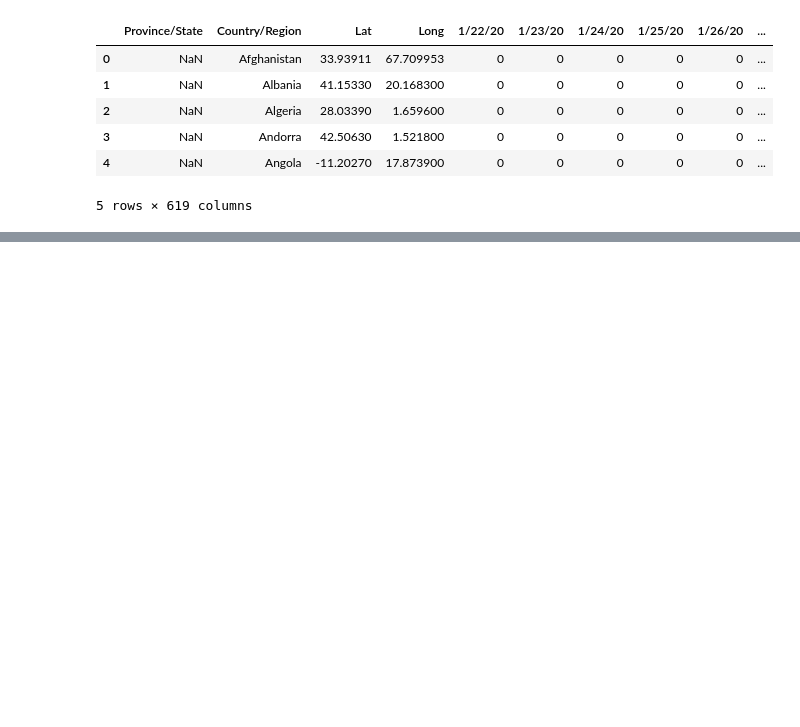
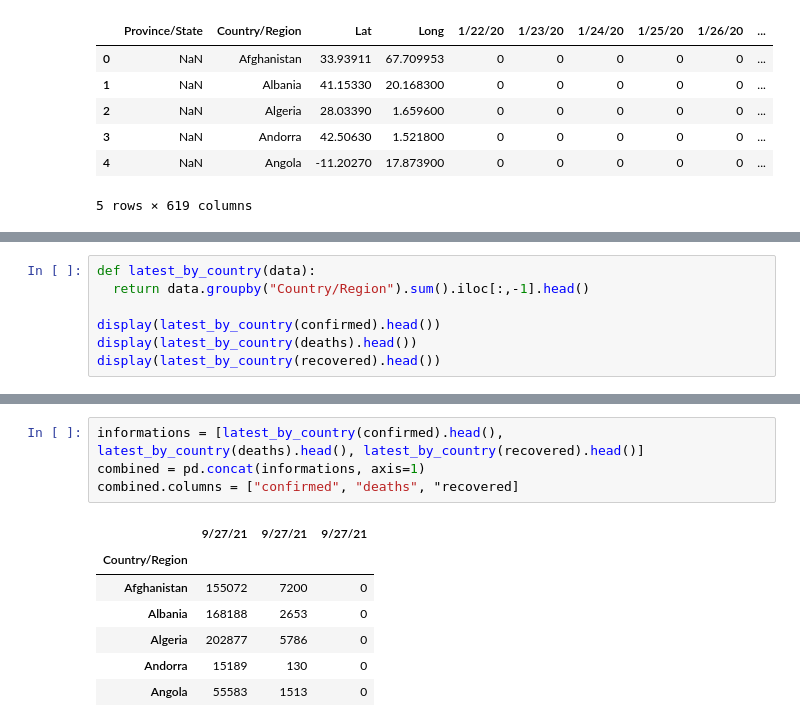
Before and after one commit to joaoavanzini/data-science-analise-saude-medicina-alura, a Jupyter notebook: CursoDataScienceeSaude.ipynb, the cells around one changed output, grey strips where cells are left out. Saved outputs shown, nothing was run; the diff lists cells and outputs as text; blank space fills up the shorter version.

```diff
--- a/CursoDataScienceeSaude.ipynb
+++ b/CursoDataScienceeSaude.ipynb
@@ -353,0 +376,7 @@ display(recovered.head())
+# %%
+def latest_by_country(data):
+  return data.groupby("Country/Region").sum().iloc[:,-1].head()
+
+display(latest_by_country(confirmed).head())
+display(latest_by_country(deaths).head())
+display(latest_by_country(recovered).head())
@@ -353,0 +405,12 @@ display(recovered.head())
+# %%
+informations = [latest_by_country(confirmed).head(), latest_by_country(deaths).head(), latest_by_country(recovered).head()]
+combined = pd.concat(informations, axis=1)
+combined.columns = ["confirmed", "deaths", "recovered]
+# %% [output]
+|  | 9/27/21 | 9/27/21 | 9/27/21 |
+| Country/Region |  |  |  |
+| Afghanistan | 155072 | 7200 | 0 |
+| Albania | 168188 | 2653 | 0 |
+| Algeria | 202877 | 5786 | 0 |
+| Andorra | 15189 | 130 | 0 |
+| Angola | 55583 | 1513 | 0 |
```
Also changed, not shown: parts of 4 cells of this notebook.
